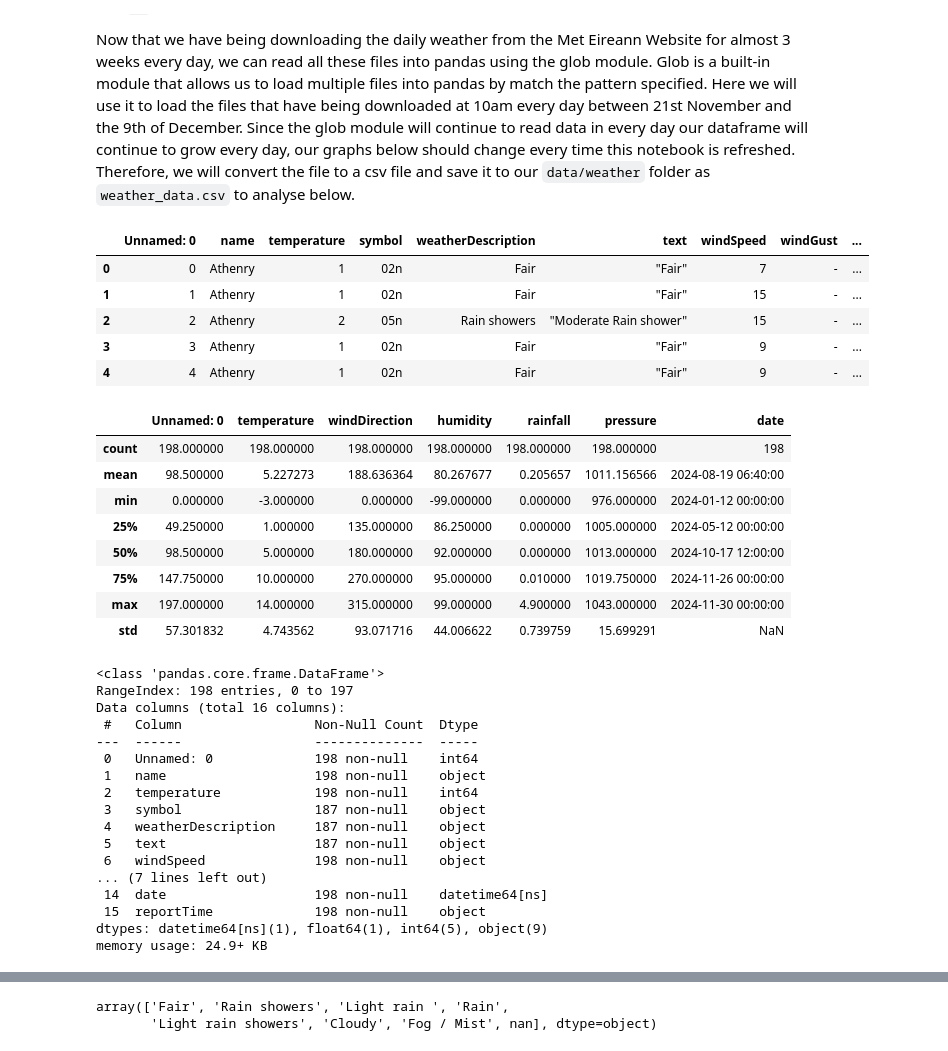
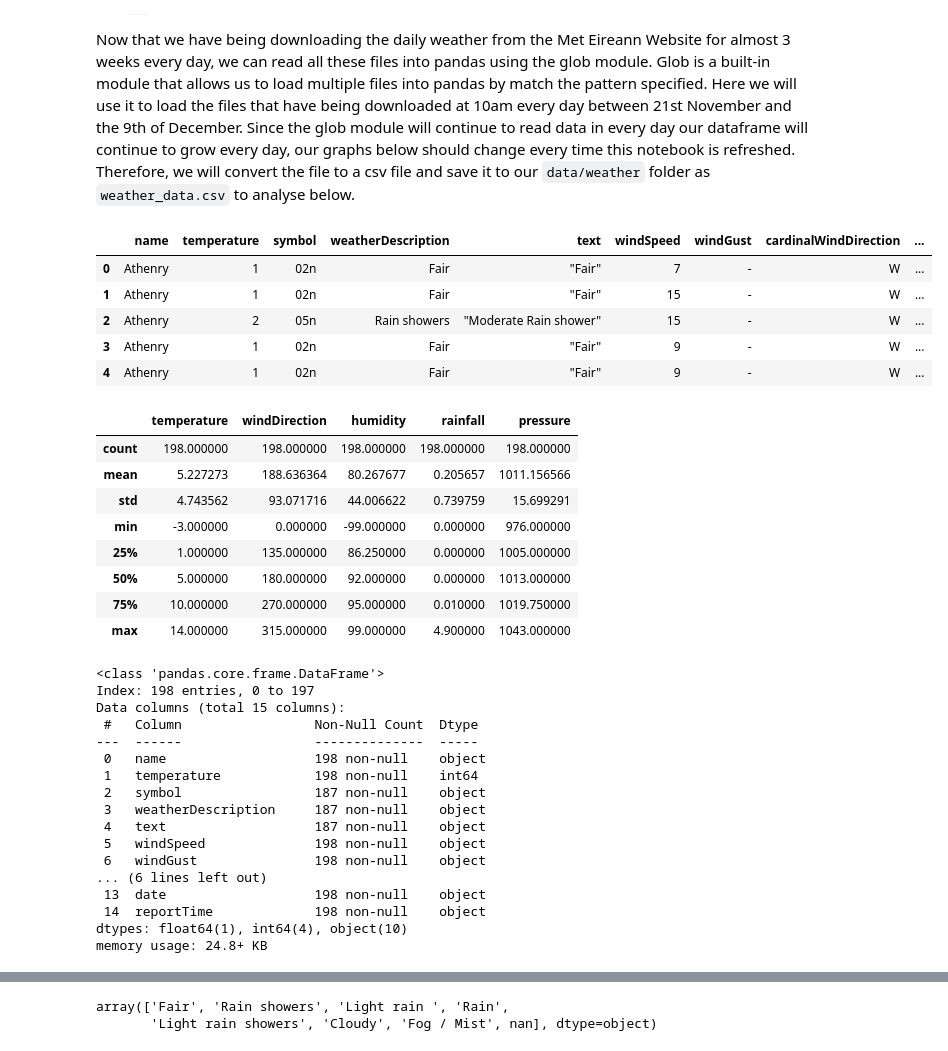
Before and after one commit to MikeCurleyCoosan/computer_infrastructure, a Jupyter notebook: weather.ipynb, the cells around one changed output, grey strips where cells are left out. Saved outputs shown, nothing was run; the diff lists cells and outputs as text; code cells hidden in the pictures.

```diff
--- a/weather.ipynb
+++ b/weather.ipynb
@@ -360,66 +360,66 @@ Now that we have being downloading the daily weather from the Met Eireann Websit
 # %%
 # Read the data.
 daily_files = glob.glob('data/weather/*_10*_athenry.json')
 
 #print(daily_files)
 
 # Read the data.
 df = pd.DataFrame()
 
 for file in daily_files:
     #Extract the first 8 numbers from the file name
     date_string = re.findall(r'(\d{8})', file)
 
-    df = pd.concat([df, pd.read_json(file)], ignore_index=True)
+    df = pd.concat([df, pd.read_json(file, convert_dates=False)], ignore_index=True)
 
 #Convert the dataframe back to a csv file which offers a more readable format than the jason file to pandas
 df.to_csv('data/weather/weather_data.csv', index=True)
 
 warnings.filterwarnings('ignore', category=SyntaxWarning)
 
-df = pd.read_csv('data/weather/weather_data.csv', skipinitialspace=True, parse_dates=['date'])
+df = pd.read_csv('data/weather/weather_data.csv',  skipinitialspace=True, index_col=0)
 
 df.head()
 # %% [output]
-|  | Unnamed: 0 | name | temperature | symbol | weatherDescription | text | windSpeed | windGust | ... |
-| 0 | 0 | Athenry | 1 | 02n | Fair | "Fair" | 7 | - | ... |
-| 1 | 1 | Athenry | 1 | 02n | Fair | "Fair" | 15 | - | ... |
-| 2 | 2 | Athenry | 2 | 05n | Rain showers | "Moderate Rain shower" | 15 | - | ... |
-| 3 | 3 | Athenry | 1 | 02n | Fair | "Fair" | 9 | - | ... |
-| 4 | 4 | Athenry | 1 | 02n | Fair | "Fair" | 9 | - | ... |
+|  | name | temperature | symbol | weatherDescription | text | windSpeed | windGust | cardinalWindDirection | ... |
+| 0 | Athenry | 1 | 02n | Fair | "Fair" | 7 | - | W | ... |
+| 1 | Athenry | 1 | 02n | Fair | "Fair" | 15 | - | W | ... |
+| 2 | Athenry | 2 | 05n | Rain showers | "Moderate Rain shower" | 15 | - | W | ... |
+| 3 | Athenry | 1 | 02n | Fair | "Fair" | 9 | - | W | ... |
+| 4 | Athenry | 1 | 02n | Fair | "Fair" | 9 | - | W | ... |
 # %%
 
 df.describe()
 # %% [output]
-|  | Unnamed: 0 | temperature | windDirection | humidity | rainfall | pressure | date |
-| count | 198.000000 | 198.000000 | 198.000000 | 198.000000 | 198.000000 | 198.000000 | 198 |
-| mean | 98.500000 | 5.227273 | 188.636364 | 80.267677 | 0.205657 | 1011.156566 | 2024-08-19 06:40:00 |
-| min | 0.000000 | -3.000000 | 0.000000 | -99.000000 | 0.000000 | 976.000000 | 2024-01-12 00:00:00 |
-| 25% | 49.250000 | 1.000000 | 135.000000 | 86.250000 | 0.000000 | 1005.000000 | 2024-05-12 00:00:00 |
-| 50% | 98.500000 | 5.000000 | 180.000000 | 92.000000 | 0.000000 | 1013.000000 | 2024-10-17 12:00:00 |
-| 75% | 147.750000 | 10.000000 | 270.000000 | 95.000000 | 0.010000 | 1019.750000 | 2024-11-26 00:00:00 |
-| max | 197.000000 | 14.000000 | 315.000000 | 99.000000 | 4.900000 | 1043.000000 | 2024-11-30 00:00:00 |
-| std | 57.301832 | 4.743562 | 93.071716 | 44.006622 | 0.739759 | 15.699291 | NaN |
+|  | temperature | windDirection | humidity | rainfall | pressure |
+| count | 198.000000 | 198.000000 | 198.000000 | 198.000000 | 198.000000 |
+| mean | 5.227273 | 188.636364 | 80.267677 | 0.205657 | 1011.156566 |
+| std | 4.743562 | 93.071716 | 44.006622 | 0.739759 | 15.699291 |
+| min | -3.000000 | 0.000000 | -99.000000 | 0.000000 | 976.000000 |
+| 25% | 1.000000 | 135.000000 | 86.250000 | 0.000000 | 1005.000000 |
+| 50% | 5.000000 | 180.000000 | 92.000000 | 0.000000 | 1013.000000 |
+| 75% | 10.000000 | 270.000000 | 95.000000 | 0.010000 | 1019.750000 |
+| max | 14.000000 | 315.000000 | 99.000000 | 4.900000 | 1043.000000 |
 # %%
 df.info()
 # %% [output]
 <class 'pandas.core.frame.DataFrame'>
-RangeIndex: 198 entries, 0 to 197
-Data columns (total 16 columns):
+Index: 198 entries, 0 to 197
+Data columns (total 15 columns):
  #   Column                 Non-Null Count  Dtype
 ---  ------                 --------------  -----
- 0   Unnamed: 0             198 non-null    int64
- 1   name                   198 non-null    object
- 2   temperature            198 non-null    int64
- 3   symbol                 187 non-null    object
- 4   weatherDescription     187 non-null    object
- 5   text                   187 non-null    object
- 6   windSpeed              198 non-null    object
-... (7 lines left out)
- 14  date                   198 non-null    datetime64[ns]
- 15  reportTime             198 non-null    object
-dtypes: datetime64[ns](1), float64(1), int64(5), object(9)
-memory usage: 24.9+ KB
+ 0   name                   198 non-null    object
+ 1   temperature            198 non-null    int64
+ 2   symbol                 187 non-null    object
+ 3   weatherDescription     187 non-null    object
+ 4   text                   187 non-null    object
+ 5   windSpeed              198 non-null    object
+ 6   windGust               198 non-null    object
+... (6 lines left out)
+ 13  date                   198 non-null    object
+ 14  reportTime             198 non-null    object
+dtypes: float64(1), int64(4), object(10)
+memory usage: 24.8+ KB
 # %% [markdown]
 ### 9.3 Inspecting variables in the dataset.
 ***
```
Also changed, not shown: parts of 11 cells of this notebook, 2 other files.
